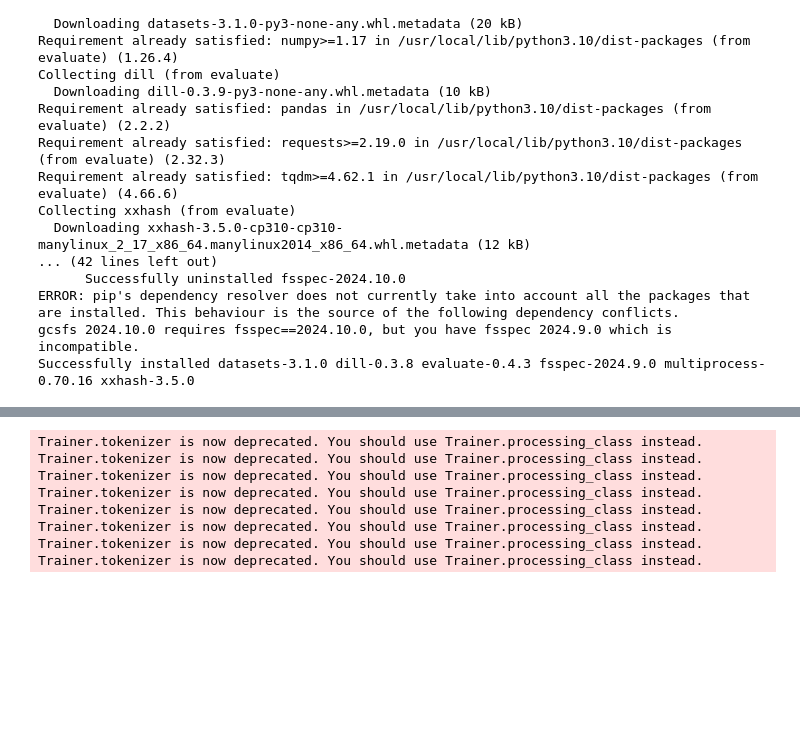
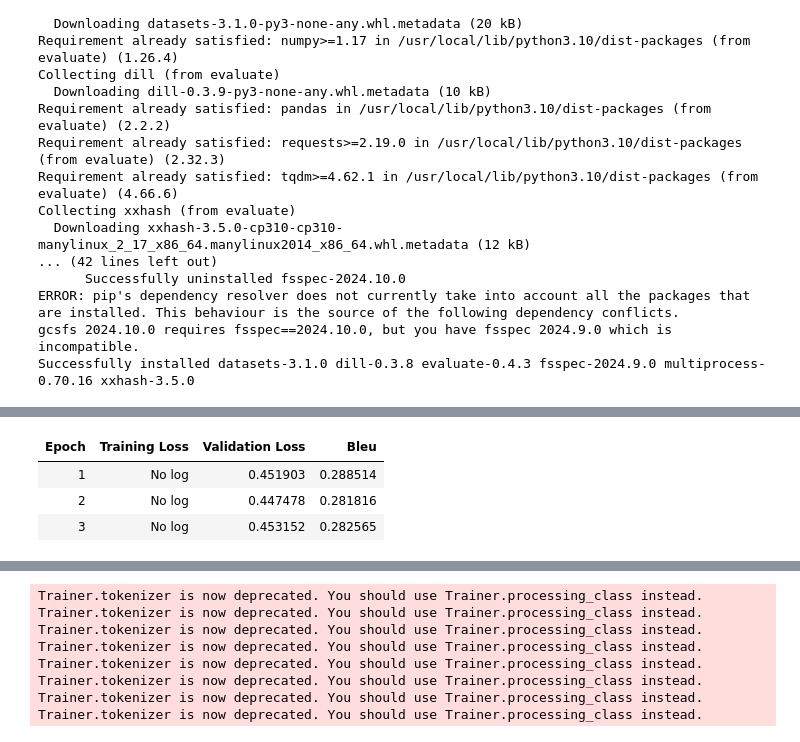
Before and after one commit to yongminkim0501/DeepLearning, a Jupyter notebook: HW2_2_Generation_SkeletonCode.ipynb, the cells around one changed output, grey strips where cells are left out. Cells and saved outputs as stored; diff of their text form; code cells hidden in the pictures; blank space fills up the shorter version.

```diff
--- a/HW2_2_Generation_SkeletonCode.ipynb
+++ b/HW2_2_Generation_SkeletonCode.ipynb
@@ -123,0 +93,93 @@ TrainOutput(global_step=3750, training_loss=0.23703436584472656, metrics={'train
+# %%
+import evaluate
+from datasets import load_dataset
+from transformers import (
+    MarianMTModel,
+    MarianTokenizer,
+    Seq2SeqTrainingArguments,
+    Seq2SeqTrainer,
+    DataCollatorForSeq2Seq
+)
+import numpy as np
+
+# 1. 데이터셋
+dataset = load_dataset("IWSLT/iwslt2017", "iwslt2017-fr-en")
+dataset['train'] = dataset['train'].select(range(2000))
+dataset['test'] = dataset['test'].select(range(100))
+dataset['validation'] = dataset['validation'].select(range(100))
+
+# 2. 모델 & 토크나이저
+model_name = "Helsinki-NLP/opus-mt-fr-en"  # 프랑스어-영어 번역 모델
+model = MarianMTModel.from_pretrained(model_name)
+tokenizer = MarianTokenizer.from_pretrained(model_name)
+
+def preprocess_function(examples):
+    inputs = [ex['fr'] for ex in examples['translation']]
+    targets = [ex['en'] for ex in examples['translation']]
+
+    model_inputs = tokenizer(
+        inputs,
+        max_length=64,
+        truncation=True,
+        padding='max_length'
+    )
+
+    with tokenizer.as_target_tokenizer():
+        labels = tokenizer(
+            targets,
+            max_length=64,
+            truncation=True,
+            padding='max_length'
+        )
+
+    model_inputs['labels'] = labels['input_ids']
+    return model_inputs
+
+tokenized_datasets = dataset.map(
+    preprocess_function,
+    batched=True,
+    remove_columns=dataset["train"].column_names
+)
+
+data_collator = DataCollatorForSeq2Seq(tokenizer=tokenizer, model=model)
+bleu = evaluate.load("bleu")
+
+def compute_metrics(eval_preds):
+    preds, labels = eval_preds
+    labels = np.where(labels != -100, labels, tokenizer.pad_token_id)
+    decoded_preds = tokenizer.batch_decode(preds, skip_special_tokens=True)
+    decoded_labels = tokenizer.batch_decode(labels, skip_special_tokens=True)
+    result = bleu.compute(predictions=decoded_preds, references=[[l] for l in decoded_labels])
+    return {"bleu": result["bleu"]}
+
+training_args = Seq2SeqTrainingArguments(
+    output_dir="./results",
+    eval_strategy="epoch",
+    learning_rate=2e-5,
+    per_device_train_batch_size=4,
+    per_device_eval_batch_size=4,
+    weight_decay=0.01,
+    save_total_limit=3,
+    num_train_epochs=3,
+    predict_with_generate=True,
+    fp16=True,
+    push_to_hub=False,
+    report_to=[],
+    gradient_accumulation_steps=4
+)
+
+trainer = Seq2SeqTrainer(
+    model=model,
+    args=training_args,
+    train_dataset=tokenized_datasets["train"],
+    eval_dataset=tokenized_datasets["validation"],
+    tokenizer=tokenizer,
+    data_collator=data_collator,
+    compute_metrics=compute_metrics,
+)
+
+trainer.train()
+
+test_results = trainer.predict(tokenized_datasets["test"])
+print(f"BLEU score on test data is {test_results.metrics['test_bleu']}")
+# %% [output]
@@ -123,0 +188,4 @@ TrainOutput(global_step=3750, training_loss=0.23703436584472656, metrics={'train
+| Epoch | Training Loss | Validation Loss | Bleu |
+| 1 | No log | 0.451903 | 0.288514 |
+| 2 | No log | 0.447478 | 0.281816 |
+| 3 | No log | 0.453152 | 0.282565 |
```
Also changed, not shown: parts of 3 cells of this notebook.
